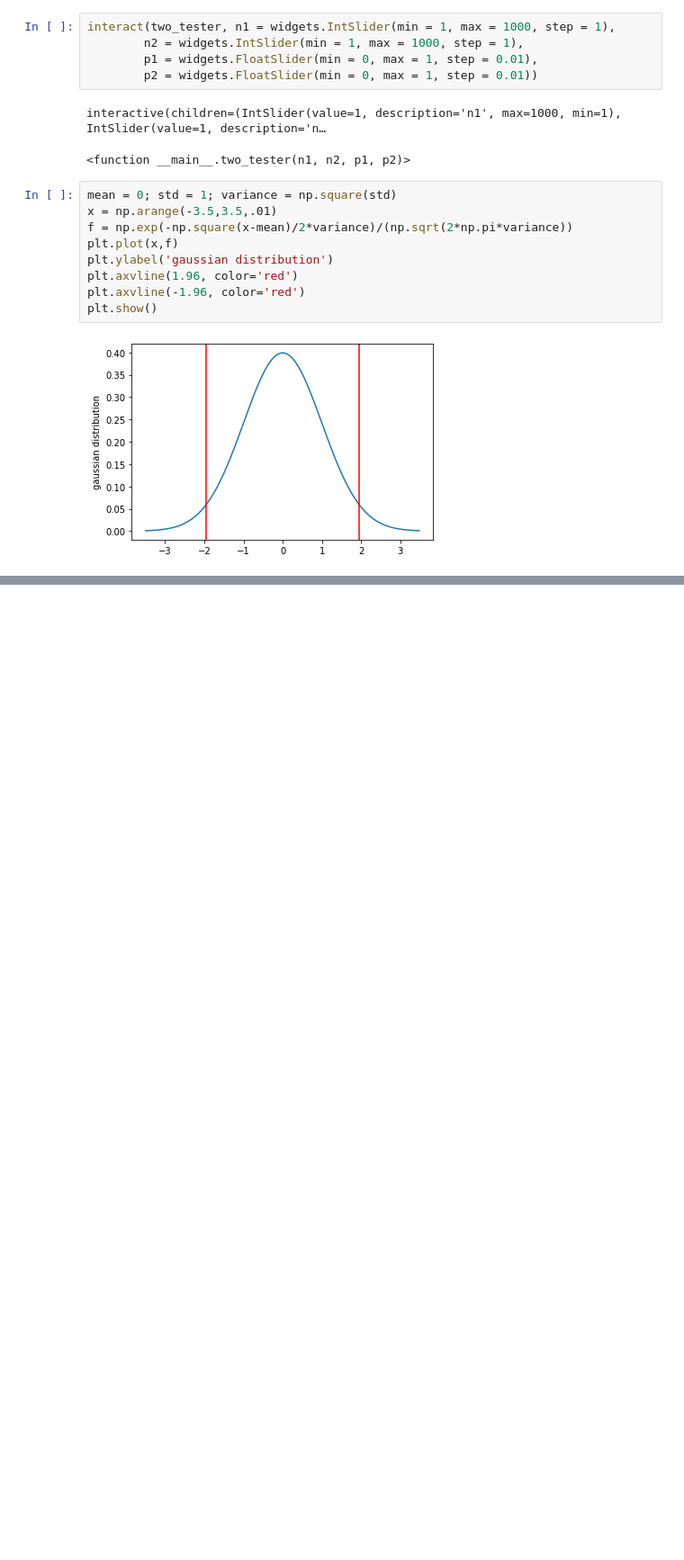
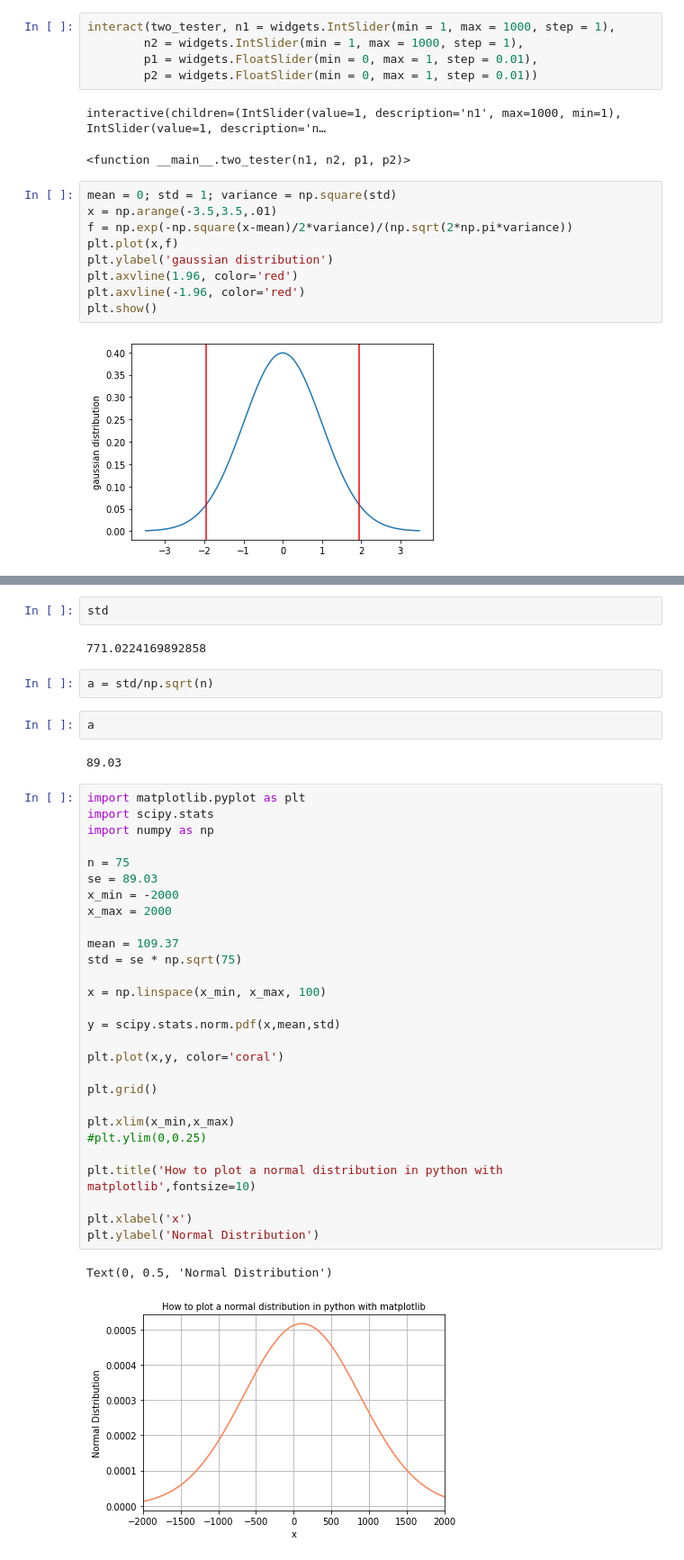
Before and after one commit to alexeimarcilio/Emeritus, a Jupyter notebook: Week13/startercode.0/Module_13_Sampling.ipynb, the cells around one changed output, grey strips where cells are left out. Shown at 90% size. Saved outputs shown, nothing was run; the diff lists cells and outputs as text; blank space fills up the shorter version.

```diff
--- a/Week13/startercode.0/Module_13_Sampling.ipynb
+++ b/Week13/startercode.0/Module_13_Sampling.ipynb
@@ -874,0 +888,41 @@ plt.show()
+# %%
+std
+# %% [output]
+771.0224169892858
+# %%
+a = std/np.sqrt(n)
+# %%
+a
+# %% [output]
+89.03
+# %%
+import matplotlib.pyplot as plt
+import scipy.stats
+import numpy as np
+
+n = 75
+se = 89.03
+x_min = -2000
+x_max = 2000
+
+mean = 109.37
+std = se * np.sqrt(75)
+
+x = np.linspace(x_min, x_max, 100)
+
+y = scipy.stats.norm.pdf(x,mean,std)
+
+plt.plot(x,y, color='coral')
+
+plt.grid()
+
+plt.xlim(x_min,x_max)
+#plt.ylim(0,0.25)
+
+plt.title('How to plot a normal distribution in python with matplotlib',fontsize=10)
+
+plt.xlabel('x')
+plt.ylabel('Normal Distribution')
+# %% [output]
+Text(0, 0.5, 'Normal Distribution')
+[figure, added]
```
Also changed, not shown: parts of 4 cells of this notebook.
